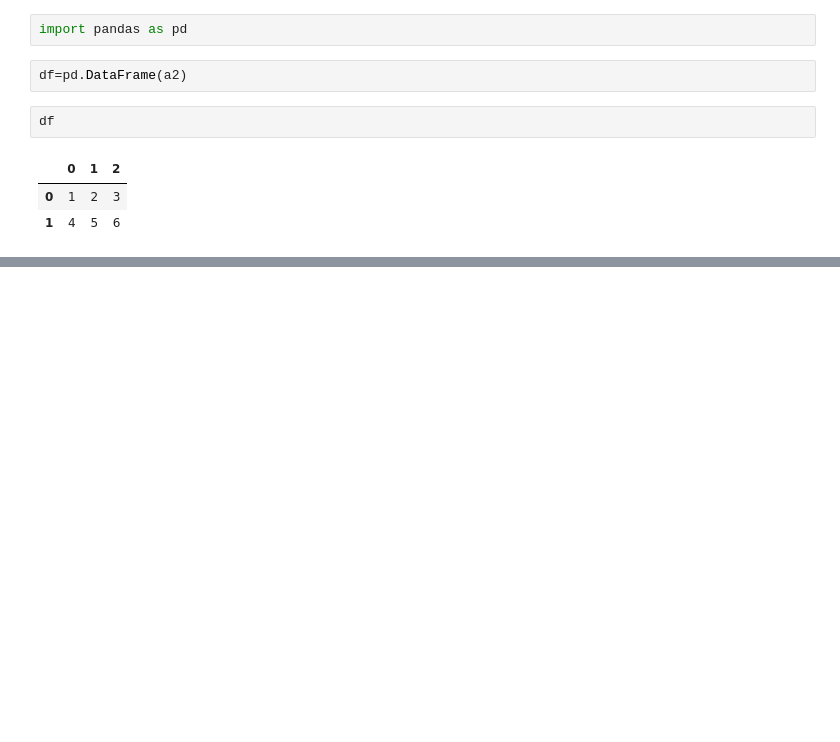
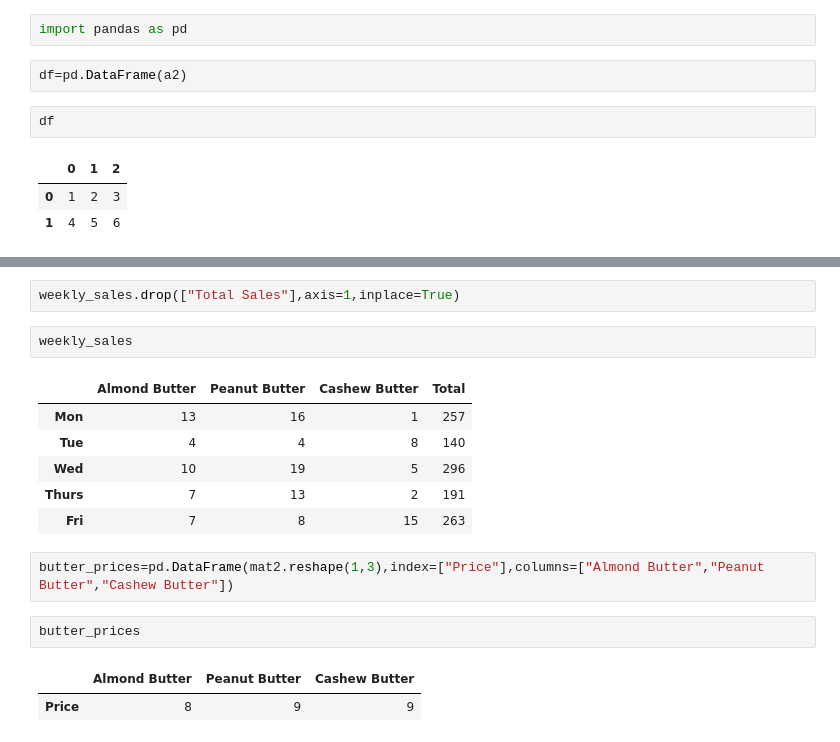
Before and after one commit to UnbiasedEagle/ml-ai, a Jupyter notebook: numpy/introduction to numpy.ipynb, the cells around one changed output, grey strips where cells are left out. Cells and saved outputs as stored; diff of their text form; blank space fills up the shorter version.

```diff
--- a/numpy/introduction to numpy.ipynb
+++ b/numpy/introduction to numpy.ipynb
@@ -49,0 +412,18 @@ df
+# %%
+weekly_sales.drop(["Total Sales"],axis=1,inplace=True)
+# %%
+weekly_sales
+# %% [output]
+|  | Almond Butter | Peanut Butter | Cashew Butter | Total |
+| Mon | 13 | 16 | 1 | 257 |
+| Tue | 4 | 4 | 8 | 140 |
+| Wed | 10 | 19 | 5 | 296 |
+| Thurs | 7 | 13 | 2 | 191 |
+| Fri | 7 | 8 | 15 | 263 |
+# %%
+butter_prices=pd.DataFrame(mat2.reshape(1,3),index=["Price"],columns=["Almond Butter","Peanut Butter","Cashew Butter"])
+# %%
+butter_prices
+# %% [output]
+|  | Almond Butter | Peanut Butter | Cashew Butter |
+| Price | 8 | 9 | 9 |
```
Also changed, not shown: parts of 116 cells of this notebook, 4 other files.
